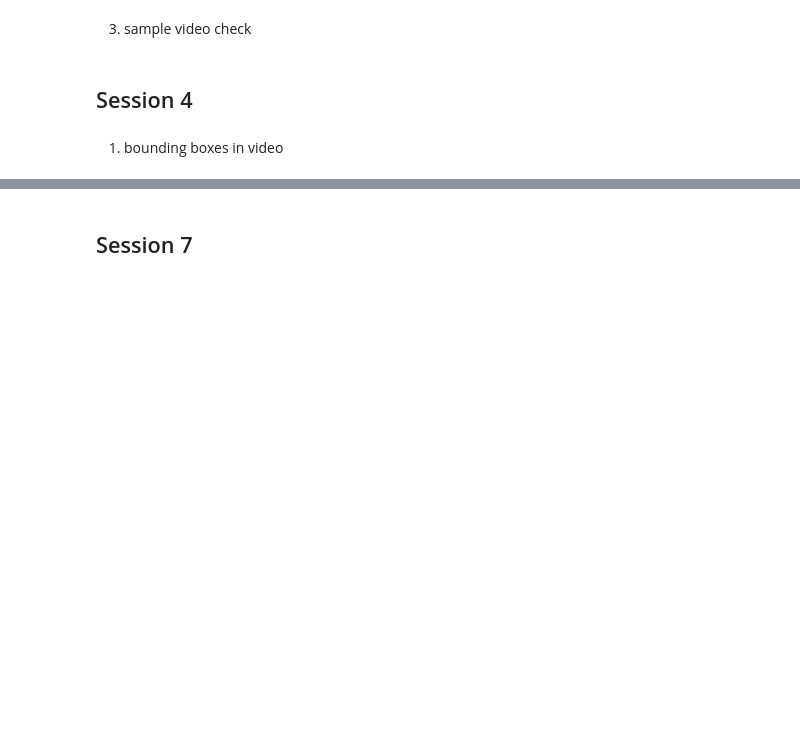
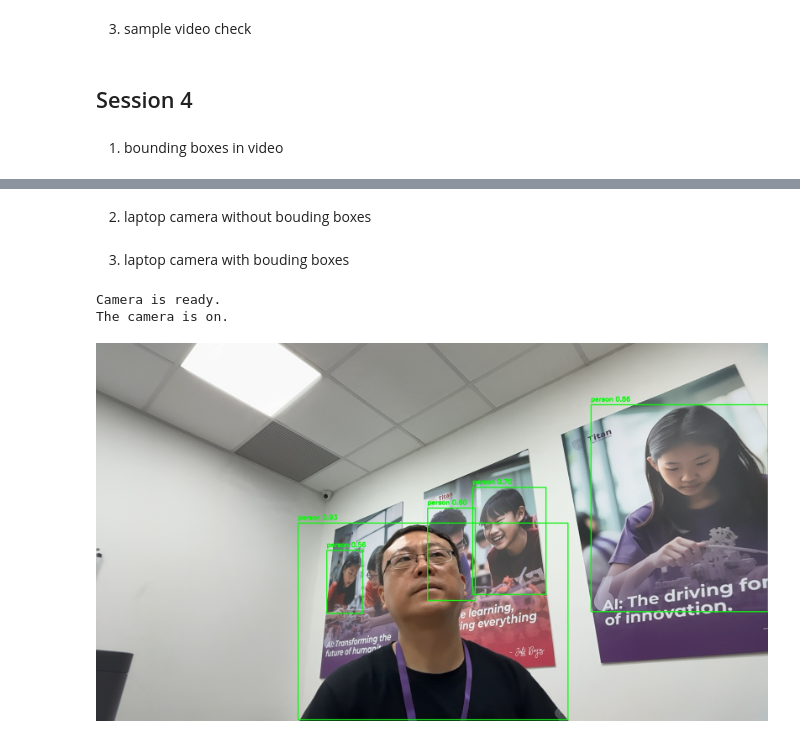
Before and after one commit to mblijian/VS-Code, a Jupyter notebook: Level5/L4208T3/L4208T4_Fri_4pm.ipynb, the cells around one changed output, grey strips where cells are left out. Cells and saved outputs as stored; diff of their text form; code cells hidden in the pictures; blank space fills up the shorter version.

```diff
--- a/Level5/L4208T3/L4208T4_Fri_4pm.ipynb
+++ b/Level5/L4208T3/L4208T4_Fri_4pm.ipynb
@@ -3086,2 +2865,0 @@ while time.time() - start_time<10:
-# %% [markdown]
-## Session 7
@@ -3087,0 +2924,2 @@ while time.time() - start_time<10:
+# %% [markdown]
+2. laptop camera without bouding boxes
@@ -3087,0 +2951,48 @@ while time.time() - start_time<10:
+# %% [markdown]
+3. laptop camera with bouding boxes
+# %%
+# open camera
+import time
+camera = cv2.VideoCapture(0,cv2.CAP_AVFOUNDATION)
+time.sleep(1)
+print("Camera is ready.")
+
+# check for camera
+if not camera.isOpened():
+    print("The camera is not opened,please check again.")
+else:
+    print("The camera is on.")
+    time.sleep(1)
+
+    # check the frame
+    handle = None
+    start_time=time.time()
+    while time.time()-start_time< 5:
+        frame_ok,frame=camera.read()
+        if not frame_ok:
+            continue
+
+        # YOLO block
+        results = model(frame,verbose = False)
+        for box in results[0].boxes:
+            class_id = int(box.cls[0])
+            name = model.names[class_id]
+            conf = float(box.conf[0])
+            x1,y1,x2,y2 = map(int,box.xyxy[0])
+            cv2.rectangle(frame,(x1,y1),(x2,y2),(0,255,0),2)
+            cv2.putText(frame,name,(x1,y1-10),cv2.FONT_HERSHEY_SIMPLEX,0.6,(0,255,0),2)
+            cv2.putText(frame,f"{conf:.2f}",(x1+70,y1-10),cv2.FONT_HERSHEY_SIMPLEX,0.6,(0,255,0),2)
+
+        # show the video
+        jpeg_ok,jpeg = cv2.imencode(".jpg",frame)
+        if jpeg_ok:
+            if handle is None: # create handle
+                handle = display(Image(data = jpeg.tobytes()),display_id= True)
+            else:
+                handle.update(Image(data = jpeg.tobytes()))
+        time.sleep(0.02)
+    camera.release()
+# %% [output]
+Camera is ready.
+The camera is on.
+[figure, added]
```
Also changed, not shown: parts of 18 cells of this notebook.
